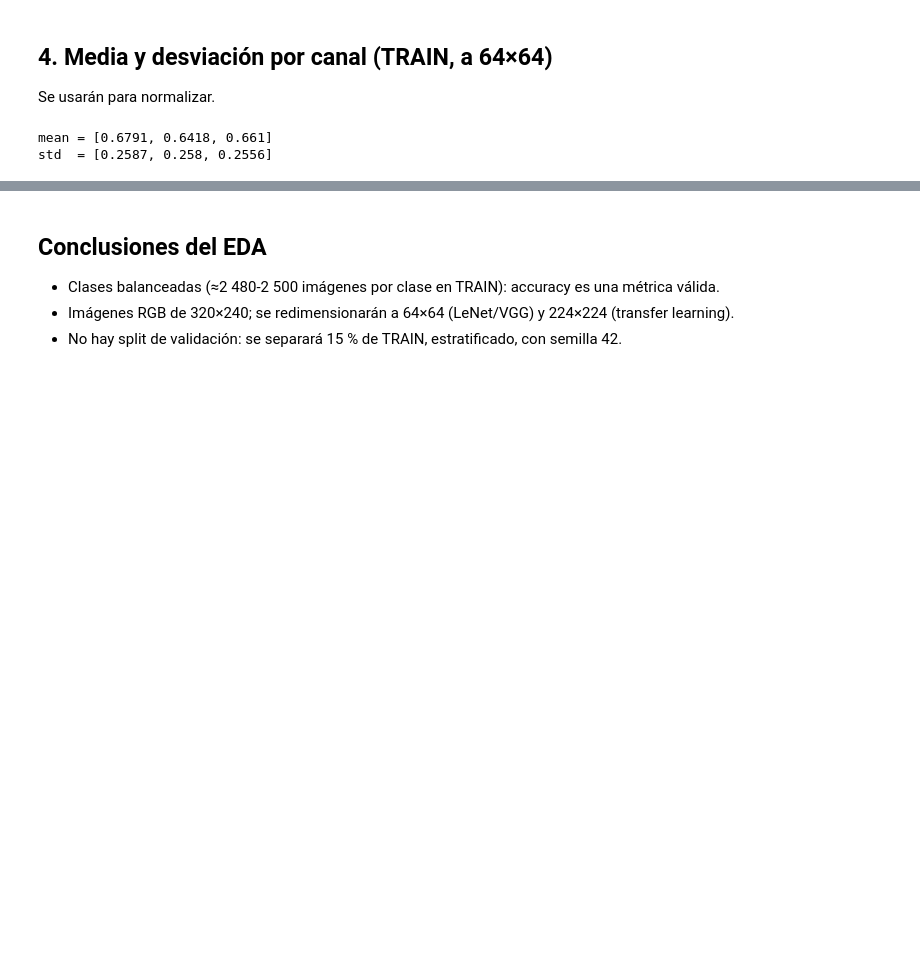
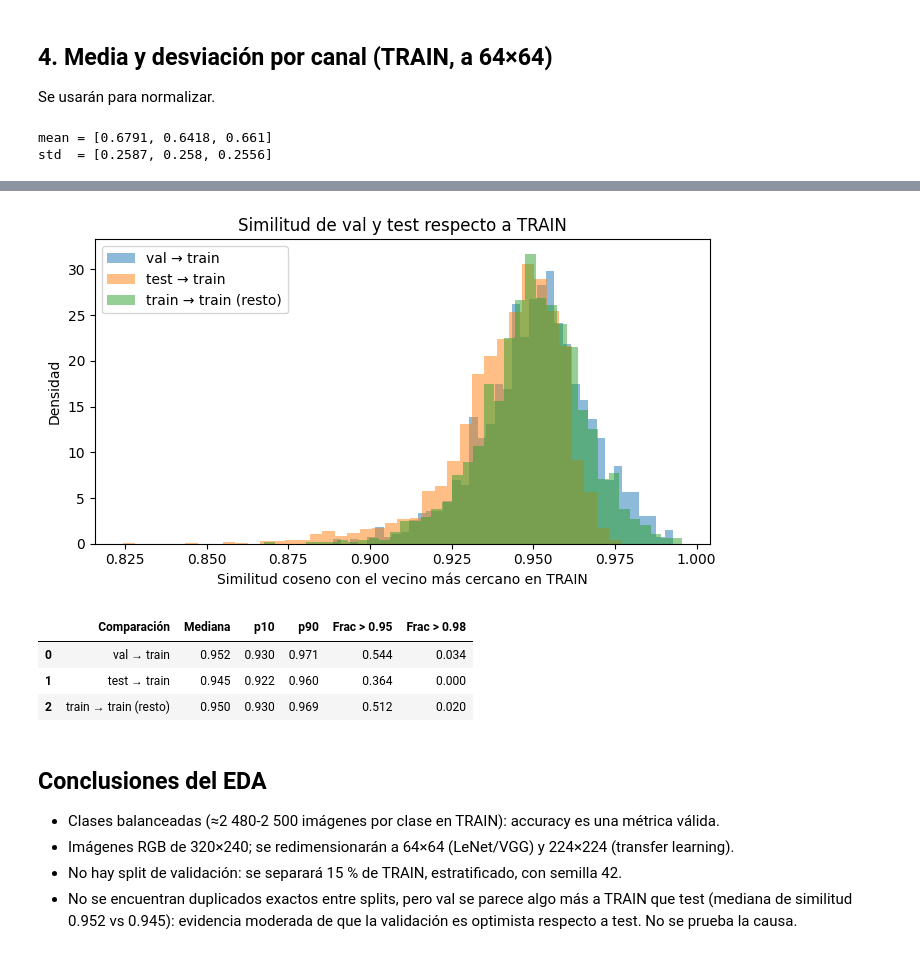
Before and after one commit to lvanCR/dl-semana6-Cunyas-Ramos, a Jupyter notebook: notebooks/01_eda.ipynb, the cells around one changed output, grey strips where cells are left out. Drawn from its saved outputs; the diff is of its cells as text; code cells hidden in the pictures; blank space fills up the shorter version.

Commit message:
feat: add split similarity analysis to EDA notebook

```diff
--- a/notebooks/01_eda.ipynb
+++ b/notebooks/01_eda.ipynb
@@ -80,5 +83,41 @@ std  = [0.2587, 0.258, 0.2556]
+# %%
+import torch, torch.nn.functional as F
+from torchvision import models
+from utils import get_loaders, MEAN_IMAGENET, STD_IMAGENET
+dev = torch.device('cuda' if torch.cuda.is_available() else 'cpu')
+tr, va, te = get_loaders(128, 128, mean=MEAN_IMAGENET, std=STD_IMAGENET)
+net = models.resnet18(weights=models.ResNet18_Weights.IMAGENET1K_V1); net.fc = torch.nn.Identity(); net.to(dev).eval()
+
+@torch.no_grad()
+def emb(ds):
+    out = []
+    for i in range(0, len(ds), 256):
+        x = torch.stack([ds[j][0] for j in range(i, min(i+256, len(ds)))]).to(dev)
+        out.append(F.normalize(net(x), dim=1))
+    return torch.cat(out)
+
+Etr, Eva, Ete = emb(tr.dataset), emb(va.dataset), emb(te.dataset)
+nn_sim = lambda a, b: (a @ b.T).max(1).values.cpu().numpy()
+sims = {'val → train': nn_sim(Eva, Etr), 'test → train': nn_sim(Ete, Etr), 'train → train (resto)': nn_sim(Etr[:1500], Etr[1500:])}
+rows = [{'Comparación': k, 'Mediana': round(float(np.median(v)), 3), 'p10': round(float(np.percentile(v, 10)), 3),
+         'p90': round(float(np.percentile(v, 90)), 3), 'Frac > 0.95': round(float((v > .95).mean()), 3),
+         'Frac > 0.98': round(float((v > .98).mean()), 3)} for k, v in sims.items()]
+leak = pd.DataFrame(rows); leak.to_csv(ROOT/'results'/'eda_similitud_splits.csv', index=False)
+plt.figure(figsize=(7, 4))
+for k, v in sims.items(): plt.hist(v, bins=40, alpha=.5, density=True, label=k)
+plt.xlabel('Similitud coseno con el vecino más cercano en TRAIN'); plt.ylabel('Densidad')
+plt.title('Similitud de val y test respecto a TRAIN'); plt.legend(); plt.tight_layout()
+plt.savefig(FIG_DIR/'eda_similitud_splits.png', dpi=150); plt.show()
+leak
+# %% [output]
+[figure, added]
+|  | Comparación | Mediana | p10 | p90 | Frac > 0.95 | Frac > 0.98 |
+| 0 | val → train | 0.952 | 0.930 | 0.971 | 0.544 | 0.034 |
+| 1 | test → train | 0.945 | 0.922 | 0.960 | 0.364 | 0.000 |
+| 2 | train → train (resto) | 0.950 | 0.930 | 0.969 | 0.512 | 0.020 |
 # %% [markdown]
 ## Conclusiones del EDA
 - Clases balanceadas (≈2 480-2 500 imágenes por clase en TRAIN): accuracy es una métrica válida.
 - Imágenes RGB de 320×240; se redimensionarán a 64×64 (LeNet/VGG) y 224×224 (transfer learning).
 - No hay split de validación: se separará 15 % de TRAIN, estratificado, con semilla 42.
+- No se encuentran duplicados exactos entre splits, pero val se parece algo más a TRAIN que test (mediana de similitud 0.952 vs 0.945): evidencia moderada de que la validación es optimista respecto a test. No se prueba la causa.
```
Also changed, not shown: parts of 2 cells of this notebook, 2 other files.
